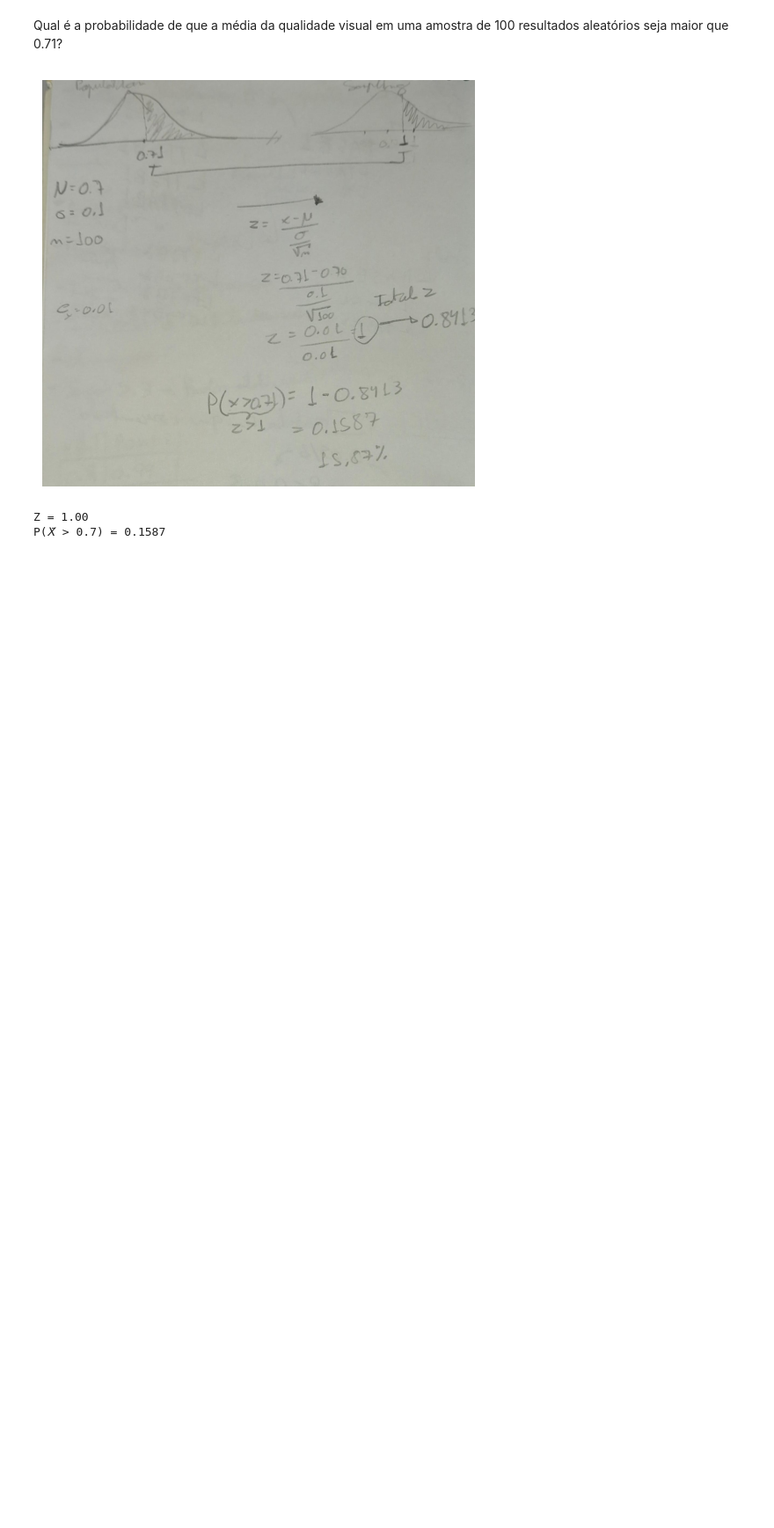
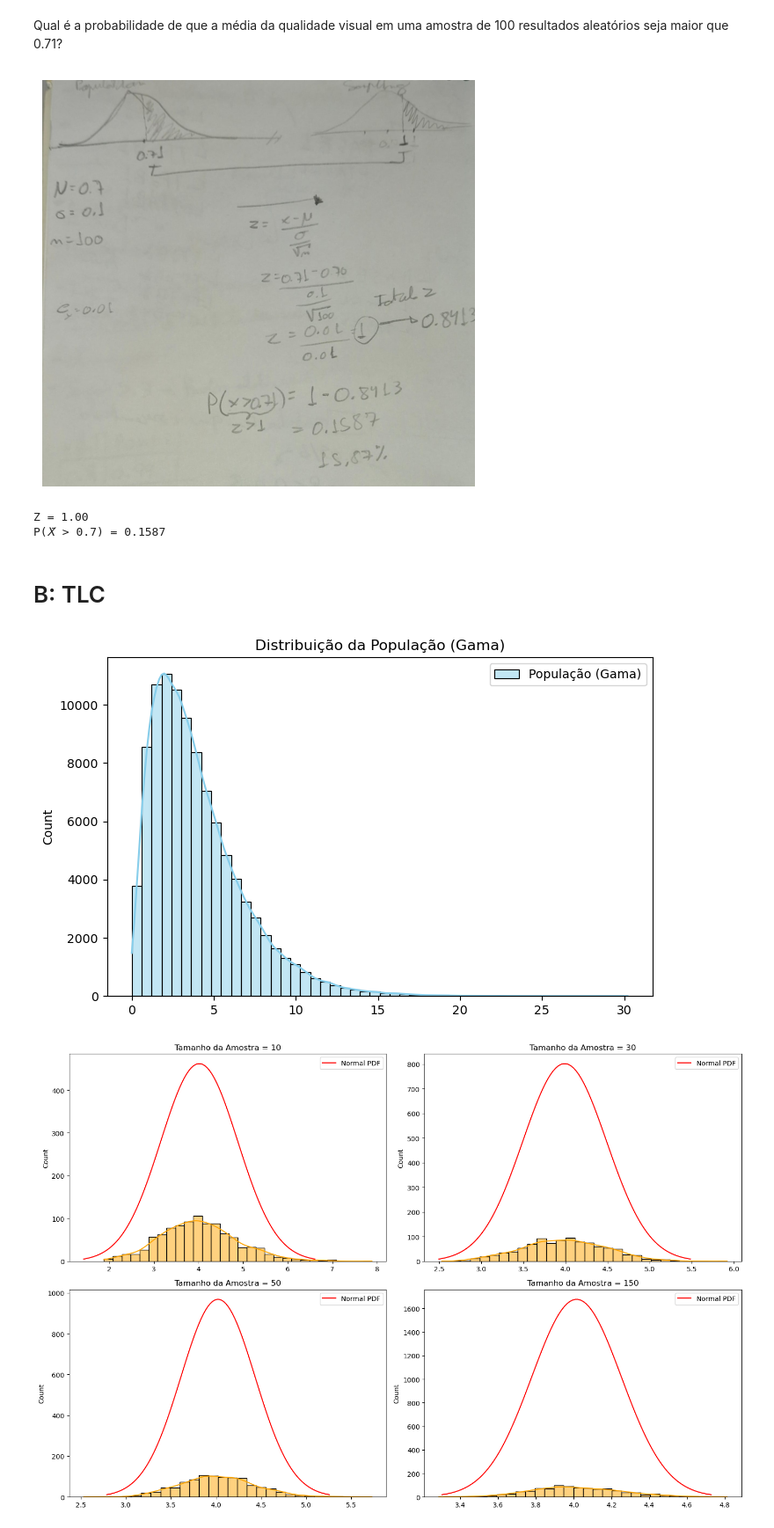
Before and after one commit to nata050818/Fundamentos-de-Intelig-ncia-Computacional-e-Ci-ncia-de-Dados, a Jupyter notebook: Atividade_3.ipynb, the cells around one changed output. Shown at 88% size. Drawn from its saved outputs; the diff is of its cells as text; code cells hidden in the pictures; blank space fills up the shorter version.

```diff
--- a/Atividade_3.ipynb
+++ b/Atividade_3.ipynb
@@ -82,3 +82,61 @@ print(f"P(𝑋̄ > 0.7) = {p:.4f}")
 # %% [output]
 Z = 1.00
 P(𝑋̄ > 0.7) = 0.1587
+# %% [markdown]
+# B: TLC
+# %%
+import numpy as np
+import matplotlib.pyplot as plt
+import seaborn as sns
+from scipy.stats import norm, gamma
+
+# 1. Geração da população Gama
+np.random.seed(42)  # Garante reprodutibilidade dos resultados
+# Geração de uma população seguindo a distribuição Gama
+population = np.random.gamma(shape=2, scale=2, size=100000)
+
+
+# 2. Visualização da distribuição real
+
+plt.figure(figsize=(8, 5))
+sns.histplot(population, bins=50, kde=True, color="skyblue", label="População (Gama)")
+plt.title("Distribuição da População (Gama)")
+plt.legend()
+plt.show()
+
+
+# 3. Função que simula o TLC para diferentes tamanhos de amostra
+
+def visualize_clt(sample_sizes, n_samples=1000):
+    """
+    Gera n_samples amostras para cada tamanho em sample_sizes,
+    calcula a média de cada amostra e plota a distribuição dessas médias.
+    """
+    plt.figure(figsize=(15, 10))
+
+    for i, n in enumerate(sample_sizes, 1):
+        # Geração das médias de n_samples amostras com tamanho n
+        sample_means = [np.mean(np.random.choice(population, size=n, replace=False)) for _ in range(n_samples)]
+
+        # Subplot correspondente a esse tamanho de amostra
+        plt.subplot(2, len(sample_sizes)//2, i)
+        sns.histplot(sample_means, bins=30, kde=True, color="orange")
+
+        # Parâmetros da normal teórica com mesma média e desvio das amostras
+        mu, sigma = np.mean(sample_means), np.std(sample_means)
+        x = np.linspace(mu - 3*sigma, mu + 3*sigma, 100)
+
+        # Curva da normal teórica sobreposta ao histograma
+        plt.plot(x, norm.pdf(x, loc=mu, scale=sigma) * n_samples, label="Normal PDF", color="red")
+
+        plt.title(f"Tamanho da Amostra = {n}")
+        plt.legend()
+
+    plt.tight_layout()
+    plt.show()
+
+sample_sizes = [10, 30, 50, 150]  # Tamanhos de amostra a serem testados
+visualize_clt(sample_sizes)       # Executa e plota os resultados
+# %% [output]
+[figure, added]
+[figure, added]
```
